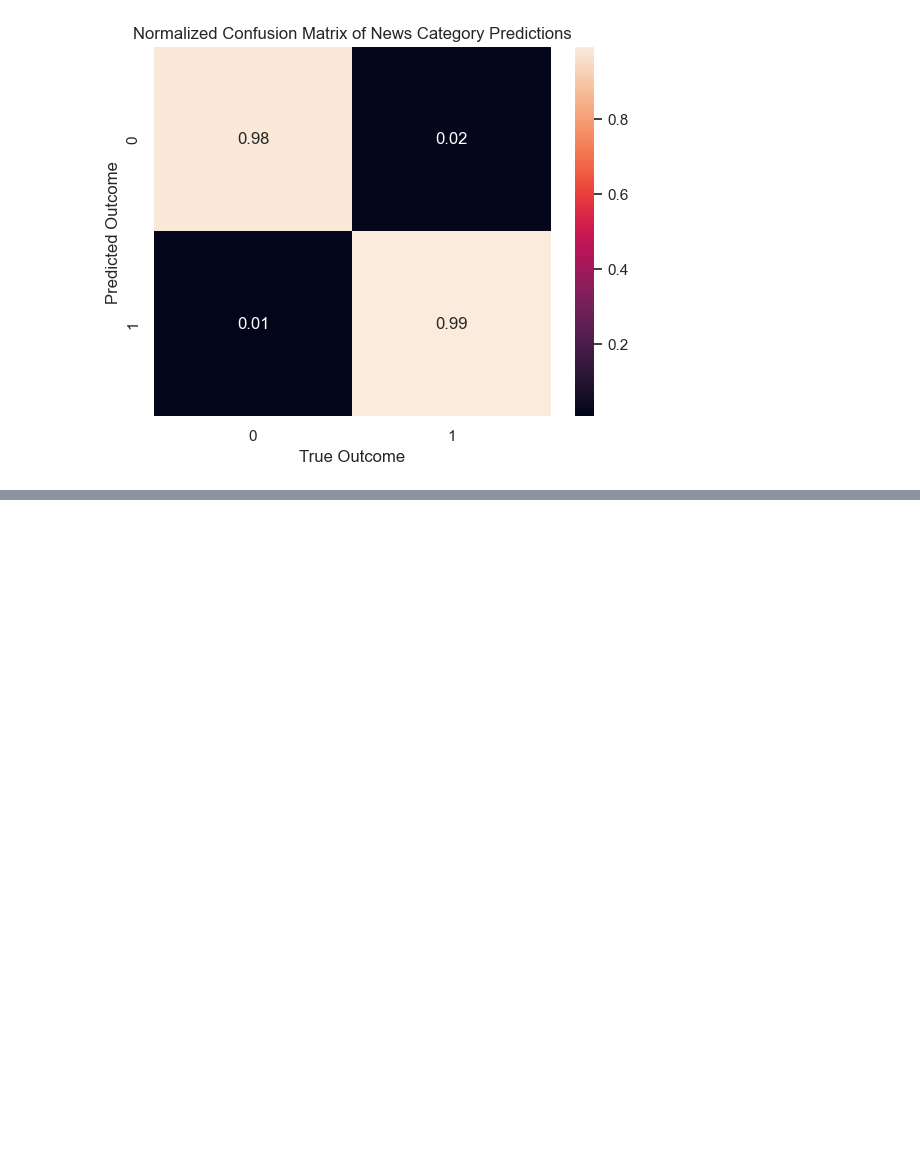
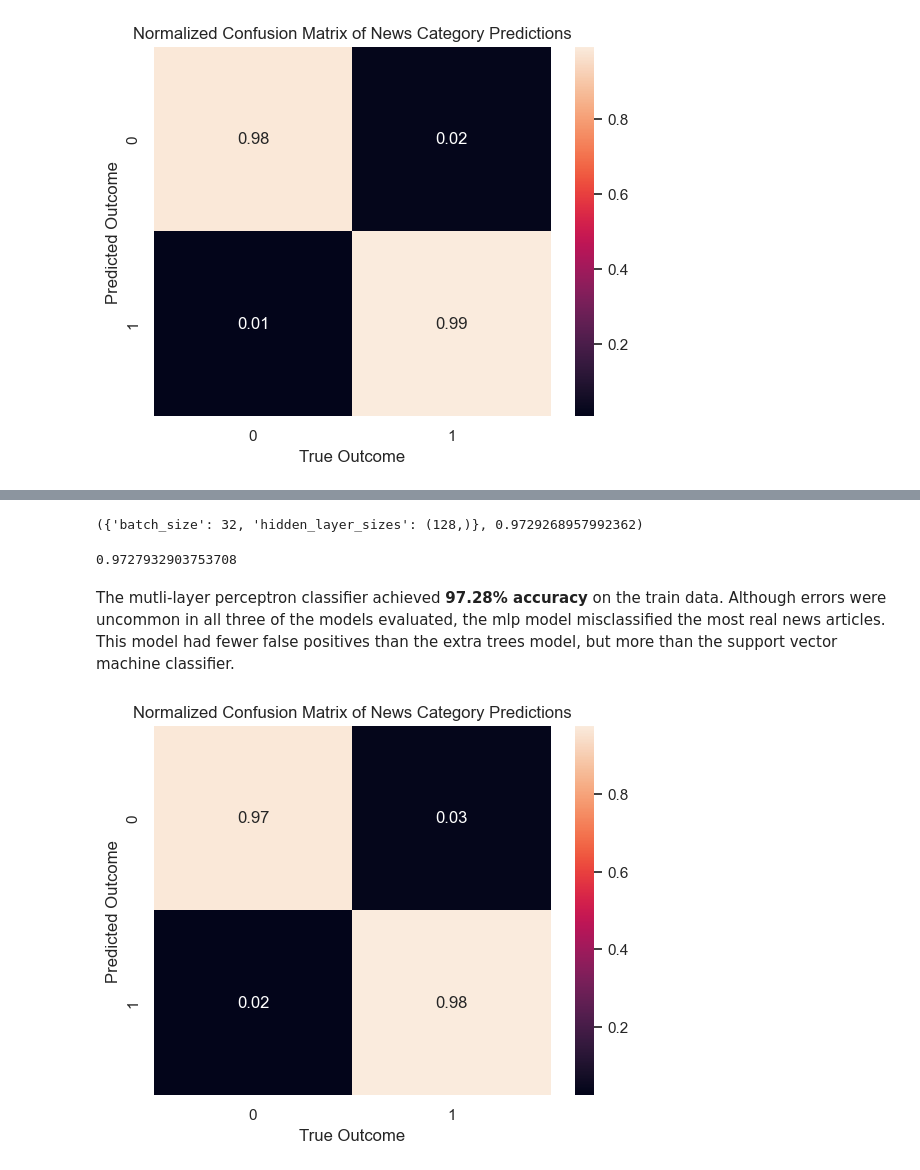
Before and after one commit to haleyej/SI_370_homework_6, a Jupyter notebook: homework_6.ipynb, the cells around one changed output, grey strips where cells are left out. Cells and saved outputs as stored; diff of their text form; code cells hidden in the pictures; blank space fills up the shorter version.

```diff
--- a/homework_6.ipynb
+++ b/homework_6.ipynb
@@ -178,3 +150,11 @@ tfidv = TfidfVectorizer(smooth_idf = False, sublinear_tf = False, norm = None, l
 
 X_train_tfidv = tfidv.fit_transform(X_train)
 X_test_tfidv = tfidv.transform(X_test)
+# %%
+#note: this cell takes very long to run! avoid rerunning this!
+bert_model = SentenceTransformer('mrm8488/bert-tiny-finetuned-squadv2', device = 'cpu')
+embedding = FunctionTransformer(lambda s : bert_model.encode(s, convert_to_tensor = True, show_progress_bar = False)
+                                .detach().numpy())
+
+X_train_bert = embedding.fit_transform(X_train.to_numpy())
+X_test_bert = embedding.transform(X_test.to_numpy())
@@ -258,0 +244,6 @@ df['tokens'] = df.text.apply(lambda s: tokenizer.tokenize(s))
+# %%
+estimators = {'hidden_layer_sizes': [(32,), (64,), (128,)], 'batch_size': [32, 64, 128, 256]}
+
+mlp = MLPClassifier(solver = 'adam', random_state = 42, verbose = False, early_stopping = True, n_iter_no_change = 10)
+mlp_clf = GridSearchCV(mlp, estimators, cv = 3, verbose = 3.1)
+mlp_clf.fit(X_train_bert, y_train)
@@ -258,0 +273,18 @@ df['tokens'] = df.text.apply(lambda s: tokenizer.tokenize(s))
+# %%
+mlp_clf.best_params_, mlp_clf.best_score_
+# %% [output]
+({'batch_size': 32, 'hidden_layer_sizes': (128,)}, 0.9729268957992362)
+# %%
+mlp_clf.score(X_test_bert, y_test)
+# %% [output]
+0.9727932903753708
+# %% [markdown]
+The mutli-layer perceptron classifier achieved <b>97.28% accuracy</b> on the train data. Although errors were uncommon in all three of the models evaluated, the mlp model misclassified the most real news articles. This model had fewer false positives than the extra trees model, but more than the support vector machine classifier.
+# %%
+conf_matrix = confusion_matrix(y_test, mlp_clf.predict(X_test_bert))
+normalized_conf_matrix = conf_matrix / conf_matrix.astype(float).sum(axis = 1)[:, np.newaxis]
+
+f = sns.heatmap(normalized_conf_matrix, annot = True, fmt = '.2f')
+_ = f.set(title = 'Normalized Confusion Matrix of News Category Predictions', ylabel = 'Predicted Outcome', xlabel = 'True Outcome')
+# %% [output]
+[figure, added]
```
Also changed, not shown: parts of 17 cells of this notebook.
